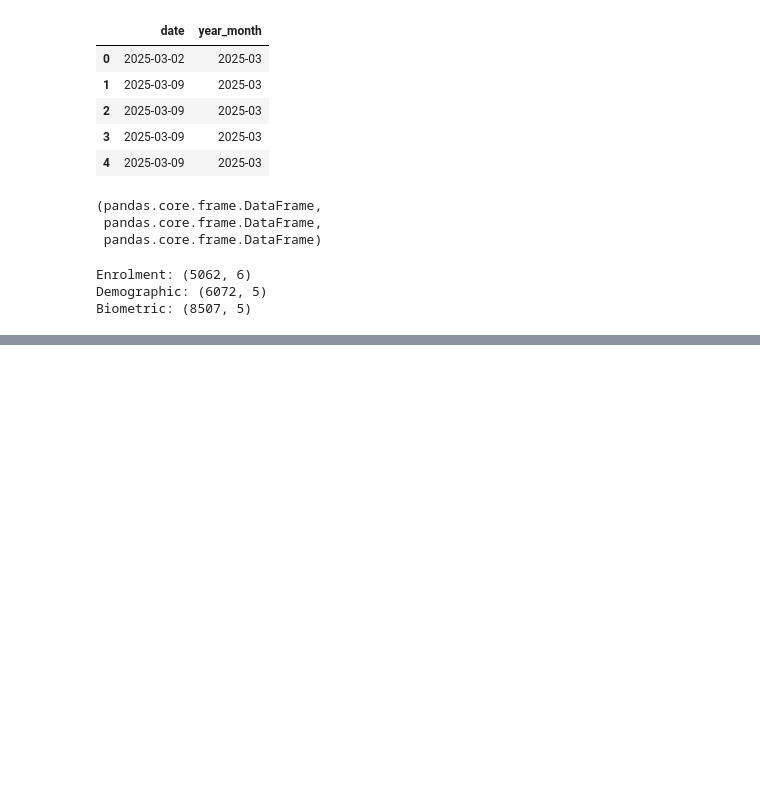
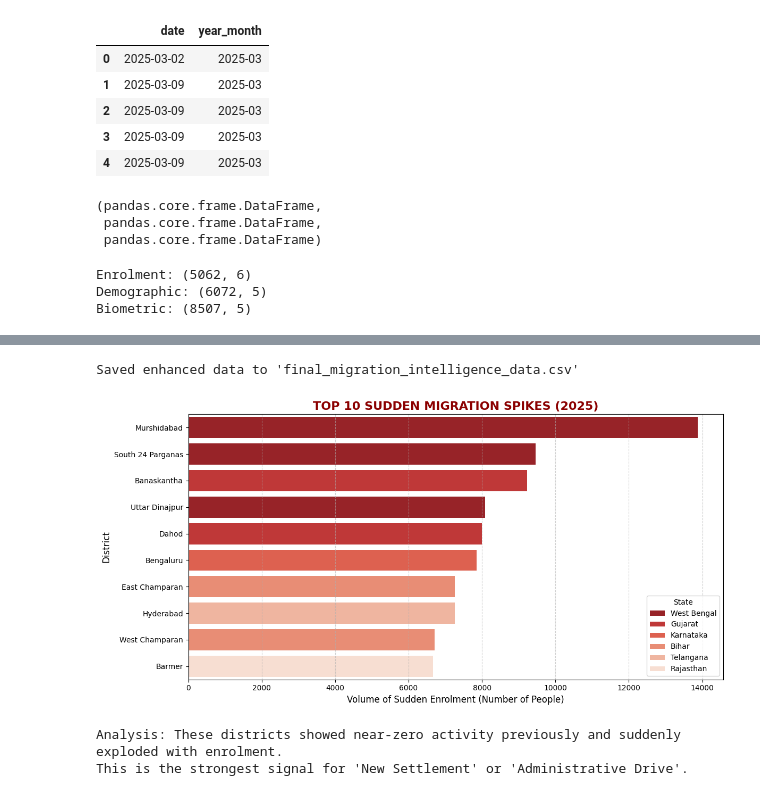
Before and after one commit to SrijanMandal19/UIDAI-Data-Hackathon-2026, a Jupyter notebook: notebooks/02_signal_engineering.ipynb, the cells around one changed output, grey strips where cells are left out. Drawn from its saved outputs; the diff is of its cells as text; code cells hidden in the pictures; blank space fills up the shorter version.

Commit message:
Final Submission: Migration Intelligence Analysis and Anomaly Detection Framework

```diff
--- a/notebooks/02_signal_engineering.ipynb
+++ b/notebooks/02_signal_engineering.ipynb
@@ -126,0 +685,51 @@ bio_signal.to_csv(
+# %%
+import pandas as pd
+import matplotlib.pyplot as plt
+import seaborn as sns
+
+# 1. Load the Data
+try:
+    df = pd.read_csv('cleaned_migration_data.csv')
+
+    # 2. Pre-process (Date Format & Sorting)
+    df['year_month'] = pd.to_datetime(df['year_month'])
+    df = df.sort_values(by=['district', 'year_month'])
+
+    # 3. Apply the Growth Logic (The Math)
+    # This recreates the 'enrolment_growth' column in case it was lost
+    df['prev_enrolment'] = df.groupby('district')['total_enrolment'].shift(1).fillna(0)
+    df['enrolment_growth'] = ((df['total_enrolment'] - df['prev_enrolment']) /
+                              (df['prev_enrolment'] + 1)) * 100
+
+    # 4. Save the Enhanced Data
+    df.to_csv('final_migration_intelligence_data.csv', index=False)
+    print("Saved enhanced data to 'final_migration_intelligence_data.csv'")
+
+    # 5. Visualize the Top 10 Spikes
+    top_10_spikes = df[df['total_enrolment'] > 50].sort_values(by='enrolment_growth', ascending=False).head(10)
+
+    plt.figure(figsize=(12, 6))
+    sns.barplot(data=top_10_spikes, y='district', x='total_enrolment', hue='state', dodge=False, palette='Reds_r')
+
+    plt.title('TOP 10 SUDDEN MIGRATION SPIKES (2025)', fontsize=16, fontweight='bold', color='darkred')
+    plt.xlabel('Volume of Sudden Enrolment (Number of People)', fontsize=12)
+    plt.ylabel('District', fontsize=12)
+    plt.grid(axis='x', linestyle='--', alpha=0.6)
+    plt.legend(title='State', loc='lower right')
+
+    plt.tight_layout()
+    plt.savefig('top_migration_spikes.png')
+    plt.show()
+
+    print("Analysis: These districts showed near-zero activity previously and suddenly exploded with enrolment.")
+    print("This is the strongest signal for 'New Settlement' or 'Administrative Drive'.")
+
+except FileNotFoundError:
+    print("Error: 'cleaned_migration_data.csv' not found. Please check the file location.")
+except KeyError as e:
+    print(f"Error: Missing column {e}. Please check your CSV headers.")
+# %% [output]
+Saved enhanced data to 'final_migration_intelligence_data.csv'
+[figure, added]
+Analysis: These districts showed near-zero activity previously and suddenly exploded with enrolment.
+This is the strongest signal for 'New Settlement' or 'Administrative Drive'.
```
Also changed, not shown: parts of 17 cells of this notebook, 3 other files.
